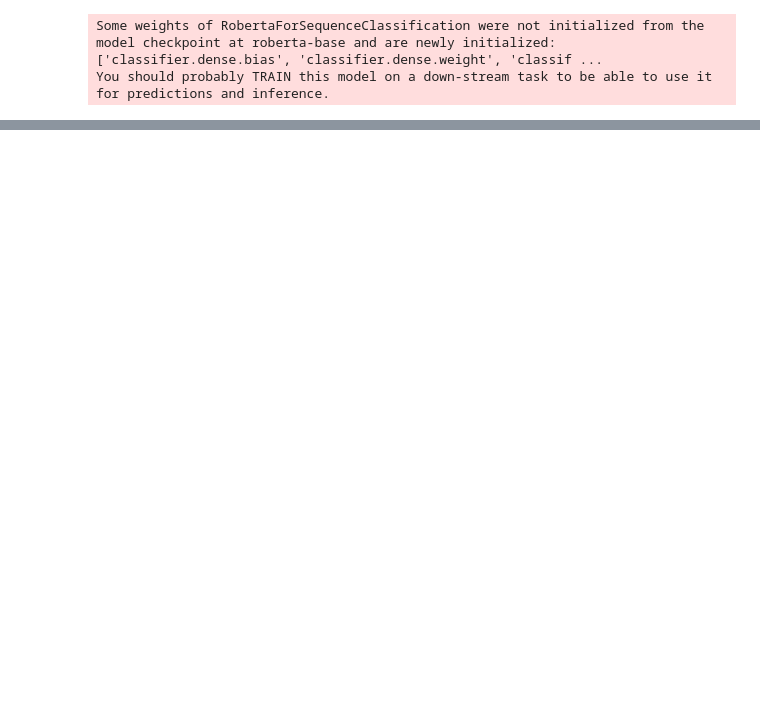
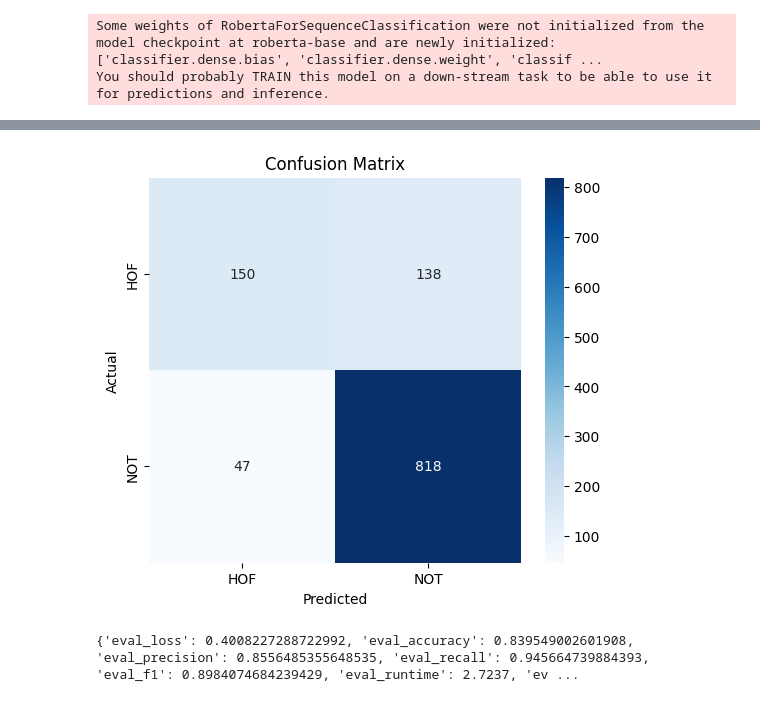
Before and after one commit to NataliaTimokhova/HateSpeechDetection, a Jupyter notebook: notebooks/RoBERTa_finetuning.ipynb, the cells around one changed output, grey strips where cells are left out. Drawn from its saved outputs; the diff is of its cells as text; code cells hidden in the pictures; blank space fills up the shorter version.

```diff
--- a/notebooks/RoBERTa_finetuning.ipynb
+++ b/notebooks/RoBERTa_finetuning.ipynb
@@ -218,0 +222,11 @@ print(metrics)
+# %%
+# Create PyTorch Datasets and DataLoaders
+train_dataset = HateSpeechDataset(train_df, tokenizer, label=label)
+val_dataset = HateSpeechDataset(val_df, tokenizer, label=label)
+test_dataset = HateSpeechDataset(test_df, tokenizer, label=label)
+
+train_loader = DataLoader(train_dataset, batch_size=16, shuffle=True)
+val_loader = DataLoader(val_dataset, batch_size=16)
+test_loader = DataLoader(test_dataset, batch_size=32)
+
+print(get_class_distribution(train_df, label))
@@ -218,0 +237,11 @@ print(metrics)
+# %%
+# Initialize model
+num_labels = len(label_list)
+model = AutoModelForSequenceClassification.from_pretrained(
+    model_name,
+    num_labels=num_labels,
+    ignore_mismatched_sizes=True
+)
+
+# Set learning rate
+learning_rate = 2e-5
@@ -218,0 +292,2 @@ print(metrics)
+# %%
+trainer.train()
@@ -218,0 +309,20 @@ print(metrics)
+# %%
+predictions = trainer.predict(test_dataset)
+
+preds = np.argmax(predictions.predictions, axis=1)
+labels = predictions.label_ids
+
+cm = confusion_matrix(labels, preds)
+# %%
+plt.figure(figsize=(6, 5))
+sns.heatmap(cm, annot=True, fmt="d", cmap="Blues", xticklabels=label_list, yticklabels=label_list)
+plt.xlabel("Predicted")
+plt.ylabel("Actual")
+plt.title("Confusion Matrix")
+plt.show()
+# %% [output]
+[figure, added]
+# %%
+print(metrics)
+# %% [output]
+{'eval_loss': 0.4008227288722992, 'eval_accuracy': 0.839549002601908, 'eval_precision': 0.8556485355648535, 'eval_recall': 0.945664739884393, 'eval_f1': 0.8984074684239429, 'eval_runtime': 2.7237, 'ev ...
```
Also changed, not shown: parts of 27 cells of this notebook.
